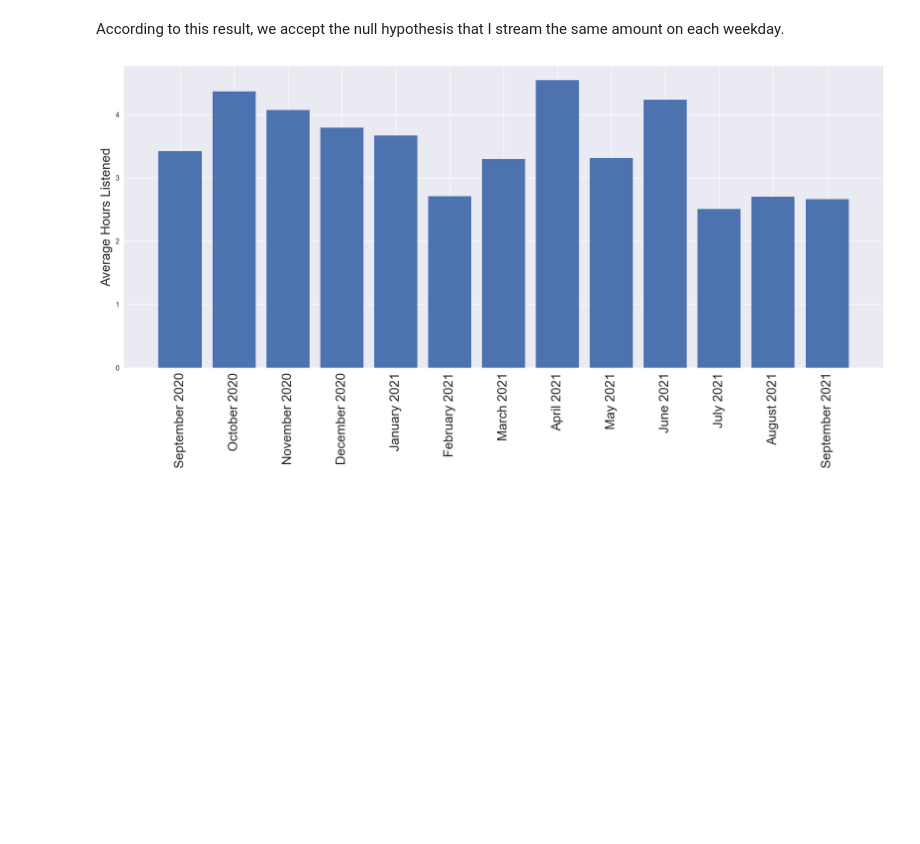
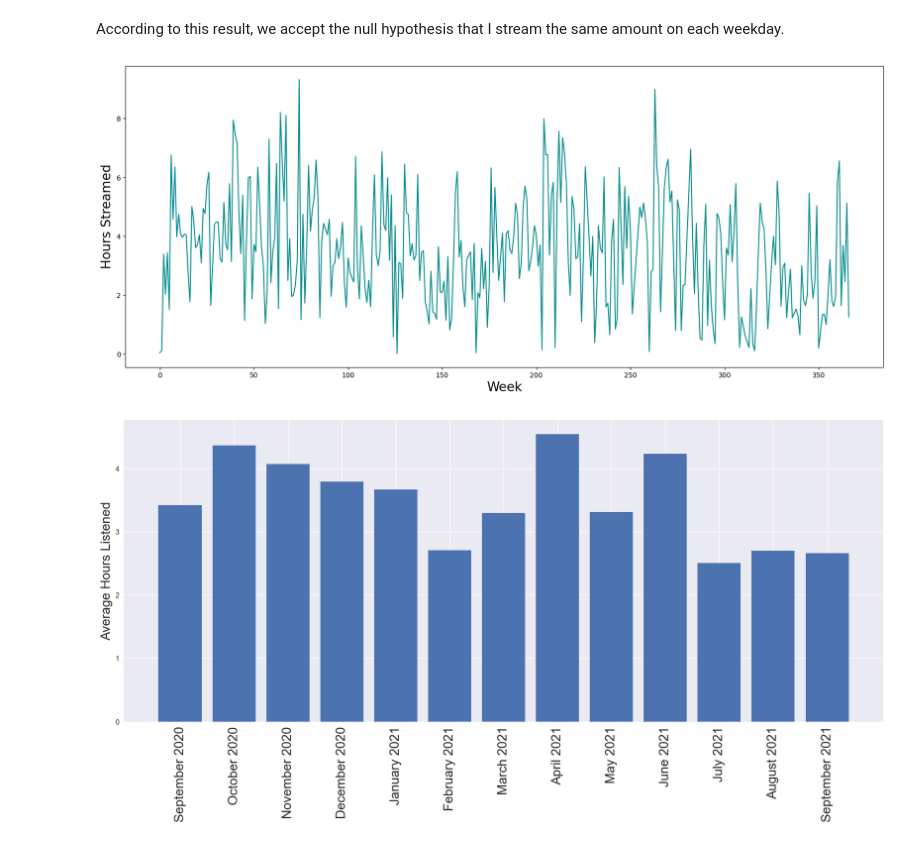
Before and after one commit to JohnMcGrane/Spotify-Analysis, a Jupyter notebook: SPOTIFY.ipynb, the cells around one changed output. Cells and saved outputs as stored; diff of their text form; code cells hidden in the pictures; blank space fills up the shorter version.

```diff
--- a/SPOTIFY.ipynb
+++ b/SPOTIFY.ipynb
@@ -229,6 +272,22 @@ According to this result, we accept the null hypothesis that I stream the same a
 # GO TO THE STRAVA DATA TO DO WEEK PLOT FOR 7 YEARS
 # ADD MONTH TO WEEK PLOT
 # MAKE A FUNCTION WHERE YOU ENTER ARTIST NAME AND IT VISUALIZES THE DAYS LISTENED IN THE PAST YEAR
+# %%
+by_year = df.copy()
+by_year = by_year.groupby(df['endTime']).sum()
+by_year['dayofyear'] = list(map(lambda x: (x - by_year.index[0]).days,by_year.index))
+by_year['written'] = list(map(lambda x: x.strftime("%B %Y"),by_year.index))
+by_year['week'] = np.floor(by_year['dayofyear']/7)
+by_year = by_year.reset_index()
+by_year.columns = ['endTime','ms','Hours', 'dayofyear', 'written','week']
+
+plt.subplots(figsize=(20,8))
+plt.plot(by_year['dayofyear'],by_year['Hours'],color = 'darkcyan')
+plt.xlabel("Week",fontsize=19)
+plt.ylabel("Hours Streamed",fontsize=19)
+plt.show()
+# %% [output]
+[figure, added]
 # %%
 #histdf['dayofyear'] = list(map(lambda x: (x - histdf.index[0]).days,histdf.index))
 #histdf['writtendate'] = list(map(lambda x: x.strftime("%B %d %Y"),histdf.index))
```
Also changed, not shown: parts of 10 cells of this notebook.
